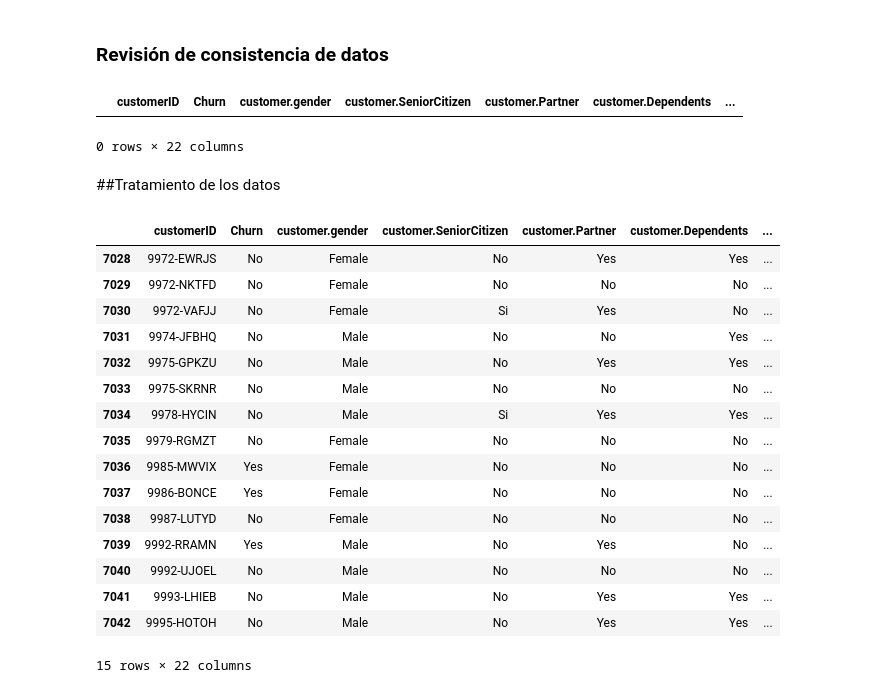
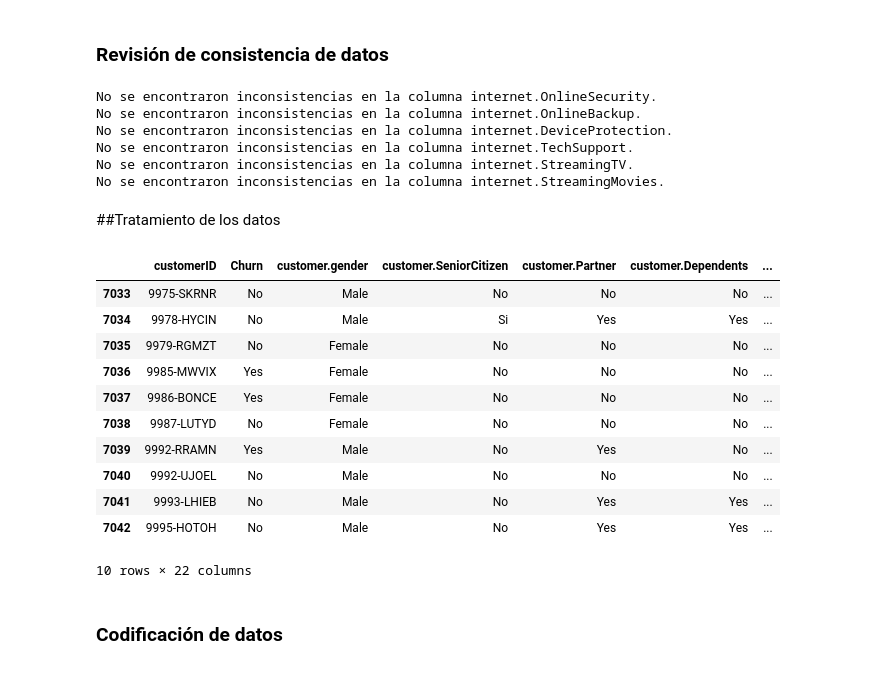
Before and after one commit to Alexsinator/Challenge_Telecom_X_Parte2, a Jupyter notebook: TelecomX_LATAM_Parte_2.ipynb, the cells around one changed output. Drawn from its saved outputs; the diff is of its cells as text; code cells hidden in the pictures.

```diff
--- a/TelecomX_LATAM_Parte_2.ipynb
+++ b/TelecomX_LATAM_Parte_2.ipynb
@@ -157,20 +158,23 @@ columnas_a_verificar = ['internet.OnlineSecurity', 'internet.OnlineBackup', 'int
-# %%
-for No_internet_service, col_referencia
-datos[(datos['internet.InternetService'] == 'No internet service') & (datos['internet.OnlineSecurity'] == 'Yes')]
-# %% [output]
-|  | customerID | Churn | customer.gender | customer.SeniorCitizen | customer.Partner | customer.Dependents | ... |
-0 rows × 22 columns
+# %%
+for columna in columnas_a_verificar:
+    inconsistencias = (datos[columna_referencia] == 'Yes') & (datos[columna] == 'No internet service')
+    if inconsistencias.any():
+        print(f"Inconsistencias encontradas en la columna:  {columna}.")
+    else:
+        print(f"No se encontraron inconsistencias en la columna {columna}.")
+# %% [output]
+No se encontraron inconsistencias en la columna internet.OnlineSecurity.
+No se encontraron inconsistencias en la columna internet.OnlineBackup.
+No se encontraron inconsistencias en la columna internet.DeviceProtection.
+No se encontraron inconsistencias en la columna internet.TechSupport.
+No se encontraron inconsistencias en la columna internet.StreamingTV.
+No se encontraron inconsistencias en la columna internet.StreamingMovies.
 # %% [markdown]
 ##Tratamiento de los datos
 # %%
-datos.tail(15)
+datos.tail(10)
 # %% [output]
 |  | customerID | Churn | customer.gender | customer.SeniorCitizen | customer.Partner | customer.Dependents | ... |
-| 7028 | 9972-EWRJS | No | Female | No | Yes | Yes | ... |
-| 7029 | 9972-NKTFD | No | Female | No | No | No | ... |
-| 7030 | 9972-VAFJJ | No | Female | Si | Yes | No | ... |
-| 7031 | 9974-JFBHQ | No | Male | No | No | Yes | ... |
-| 7032 | 9975-GPKZU | No | Male | No | Yes | Yes | ... |
 | 7033 | 9975-SKRNR | No | Male | No | No | No | ... |
 | 7034 | 9978-HYCIN | No | Male | Si | Yes | Yes | ... |
 | 7035 | 9979-RGMZT | No | Female | No | No | No | ... |
@@ -181,4 +185,4 @@ datos.tail(15)
 | 7040 | 9992-UJOEL | No | Male | No | No | No | ... |
 | 7041 | 9993-LHIEB | No | Male | No | Yes | Yes | ... |
 | 7042 | 9995-HOTOH | No | Male | No | Yes | Yes | ... |
-15 rows × 22 columns
+10 rows × 22 columns
@@ -204,0 +196,2 @@ datos
+# %% [markdown]
+### Codificación de datos
```
Also changed, not shown: parts of 80 cells of this notebook.
